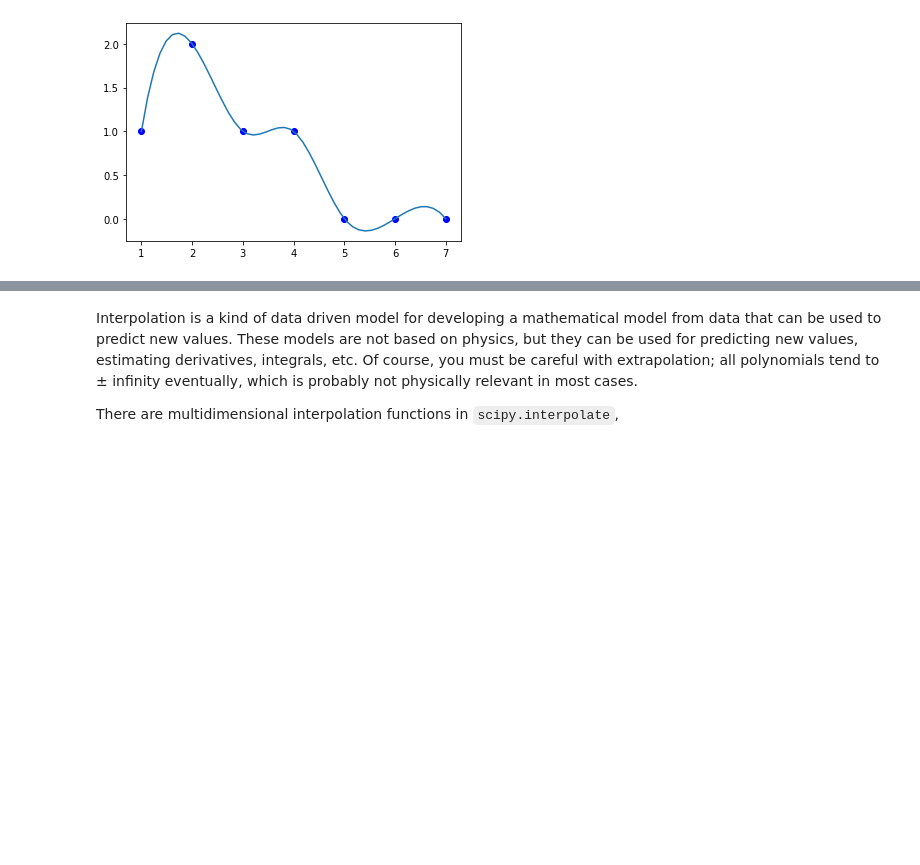
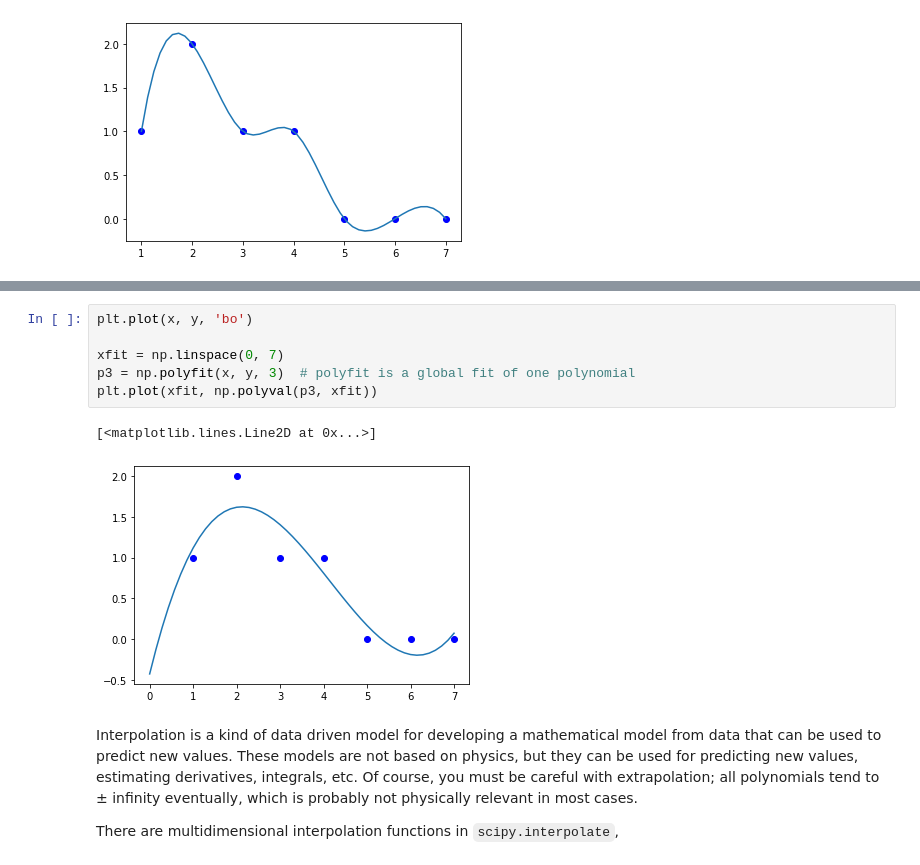
Before and after one commit to jkitchin/f19-06623, a Jupyter notebook: lectures/17-linear-algebra-2.ipynb, the cells around one changed output, grey strips where cells are left out. Drawn from its saved outputs; the diff is of its cells as text; blank space fills up the shorter version.

```diff
--- a/lectures/17-linear-algebra-2.ipynb
+++ b/lectures/17-linear-algebra-2.ipynb
@@ -103,3 +149,12 @@ plt.plot(x, y, 'bo', X, Y)
+# %%
+plt.plot(x, y, 'bo')
+
+xfit = np.linspace(0, 7)
+p3 = np.polyfit(x, y, 3)  # polyfit is a global fit of one polynomial
+plt.plot(xfit, np.polyval(p3, xfit))
+# %% [output]
+[<matplotlib.lines.Line2D at 0x...>]
+[figure, added]
 # %% [markdown]
 Interpolation is a kind of data driven model for developing a mathematical model from data that can be used to predict new values. These models are not based on physics, but they can be used for predicting new values, estimating derivatives, integrals, etc. Of course, you must be careful with extrapolation; all polynomials tend to &plusmn; infinity eventually, which is probably not physically relevant in most cases.
 
```
Also changed, not shown: parts of 23 cells of this notebook.
